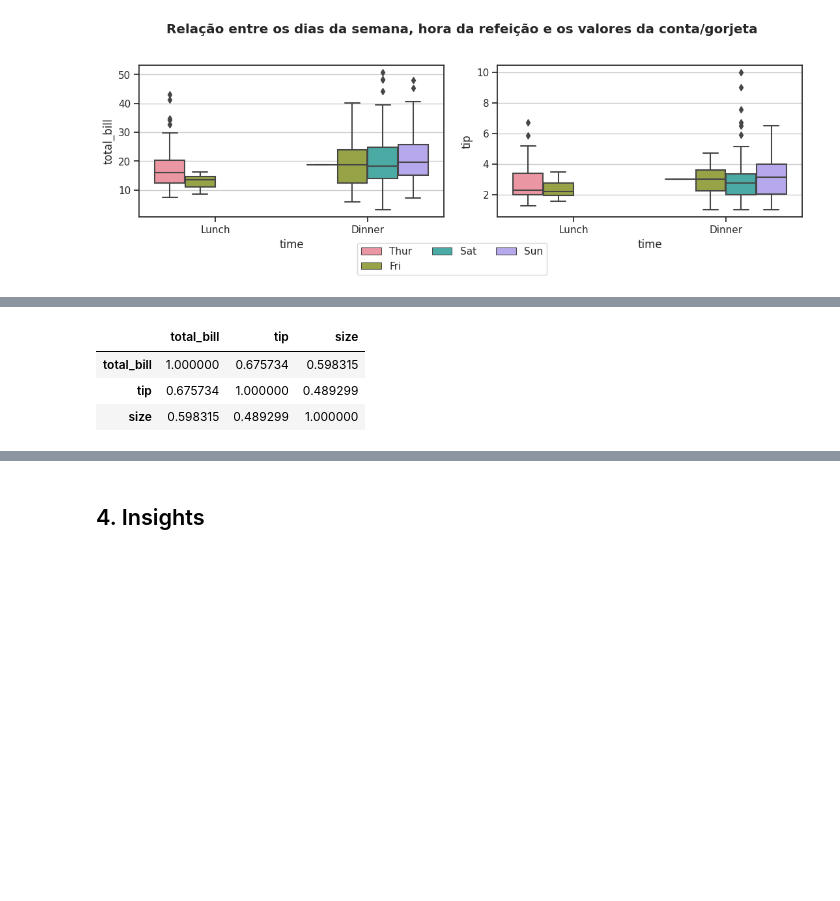
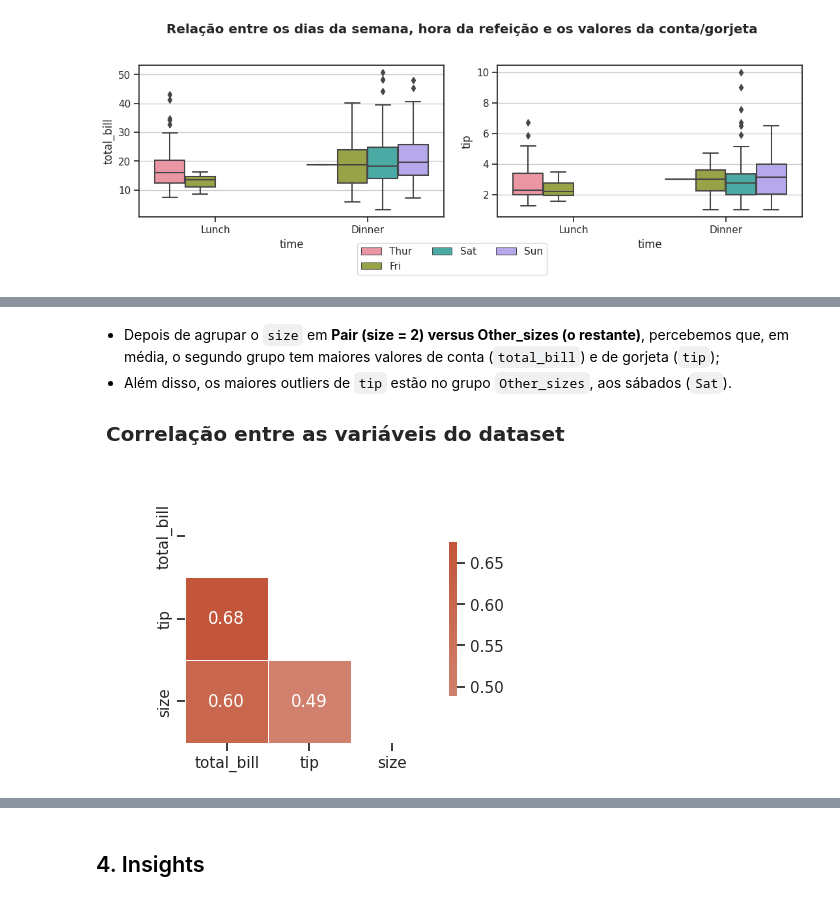
Before and after one commit to matheusvazdata/avanti-bootcamp-cdd, a Jupyter notebook: notebooks/01-exploratory_data_analysis.ipynb, the cells around one changed output, grey strips where cells are left out. Cells and saved outputs as stored; diff of their text form; code cells hidden in the pictures; blank space fills up the shorter version.

```diff
--- a/notebooks/01-exploratory_data_analysis.ipynb
+++ b/notebooks/01-exploratory_data_analysis.ipynb
@@ -354,7 +361,31 @@ plt.show()
-# %%
-df.corr()
-# %% [output]
-|  | total_bill | tip | size |
-| total_bill | 1.000000 | 0.675734 | 0.598315 |
-| tip | 0.675734 | 1.000000 | 0.489299 |
-| size | 0.598315 | 0.489299 | 1.000000 |
+# %% [markdown]
+- Depois de agrupar o `size` em **Pair (size = 2) versus Other_sizes (o restante)**, percebemos que, em média, o segundo grupo tem maiores valores de conta (`total_bill`) e de gorjeta (`tip`);
+- Além disso, os maiores outliers de `tip` estão no grupo `Other_sizes`, aos sábados (`Sat`).
+# %%
+corr = df.corr(numeric_only=True)
+
+# Generate a mask for the upper triangle
+mask = np.triu(np.ones_like(corr, dtype=bool))
+
+# Generate a custom diverging colormap
+cmap = sns.diverging_palette(230, 20, as_cmap=True)
+
+plt.figure(figsize=(4,4))
+# Draw the heatmap with the mask and correct aspect ratio
+ax = sns.heatmap(
+    corr,
+    mask=mask,
+    cmap=cmap,
+    center=0,
+    square=True,
+    linewidths=.5,
+    cbar_kws={"shrink": .5},
+    annot=True,
+    fmt=".2f"
+)
+ax.grid(False)
+
+plt.suptitle(f"Correlação entre as variáveis do dataset", fontweight='bold')
+plt.show()
+# %% [output]
+[figure, added]
```
Also changed, not shown: parts of 12 cells of this notebook.
